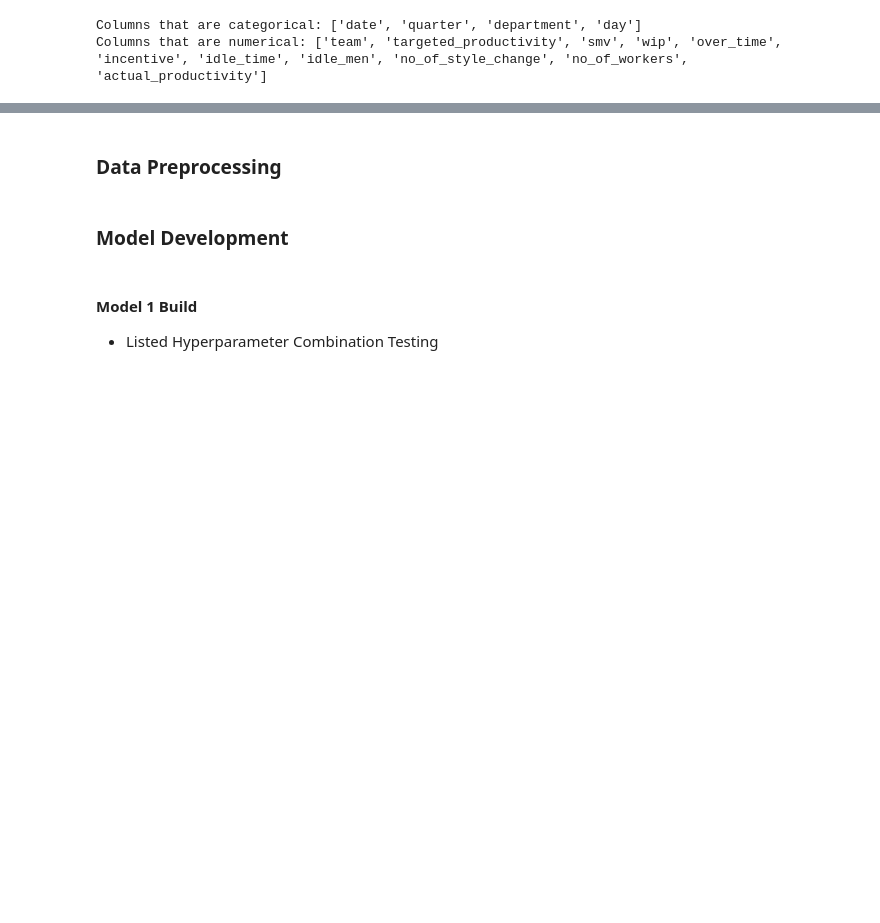
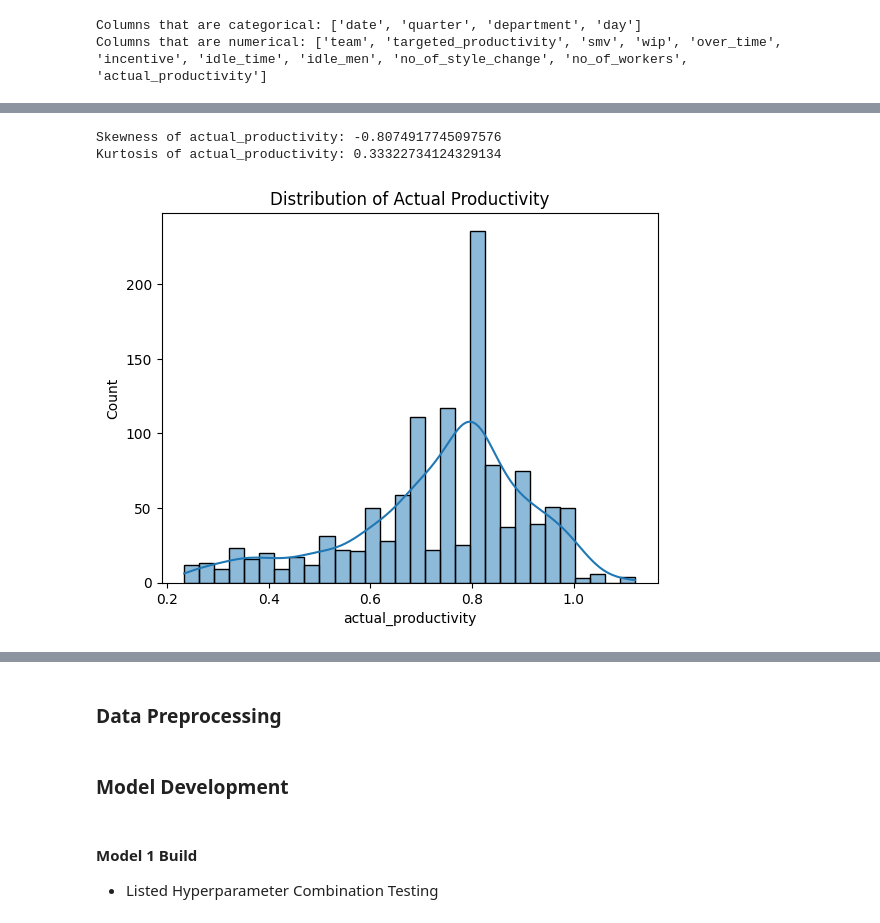
Before and after one commit to vaipos/CS4372_HW1, a Jupyter notebook: MainCode.ipynb, the cells around one changed output, grey strips where cells are left out. Drawn from its saved outputs; the diff is of its cells as text; code cells hidden in the pictures; blank space fills up the shorter version.

```diff
--- a/MainCode.ipynb
+++ b/MainCode.ipynb
@@ -107,0 +112,15 @@ Name: actual_productivity, dtype: float64
+# %%
+print("Skewness of actual_productivity:", df['actual_productivity'].skew())
+print("Kurtosis of actual_productivity:", df['actual_productivity'].kurtosis())
+# %% [output]
+Skewness of actual_productivity: -0.8074917745097576
+Kurtosis of actual_productivity: 0.33322734124329134
+# %%
+import seaborn as sns
+import matplotlib.pyplot as plt
+
+sns.histplot(df['actual_productivity'], kde=True, bins=30)
+plt.title("Distribution of Actual Productivity")
+plt.show()
+# %% [output]
+[figure, added]
```
Also changed, not shown: parts of 20 cells of this notebook, 5 other files.
